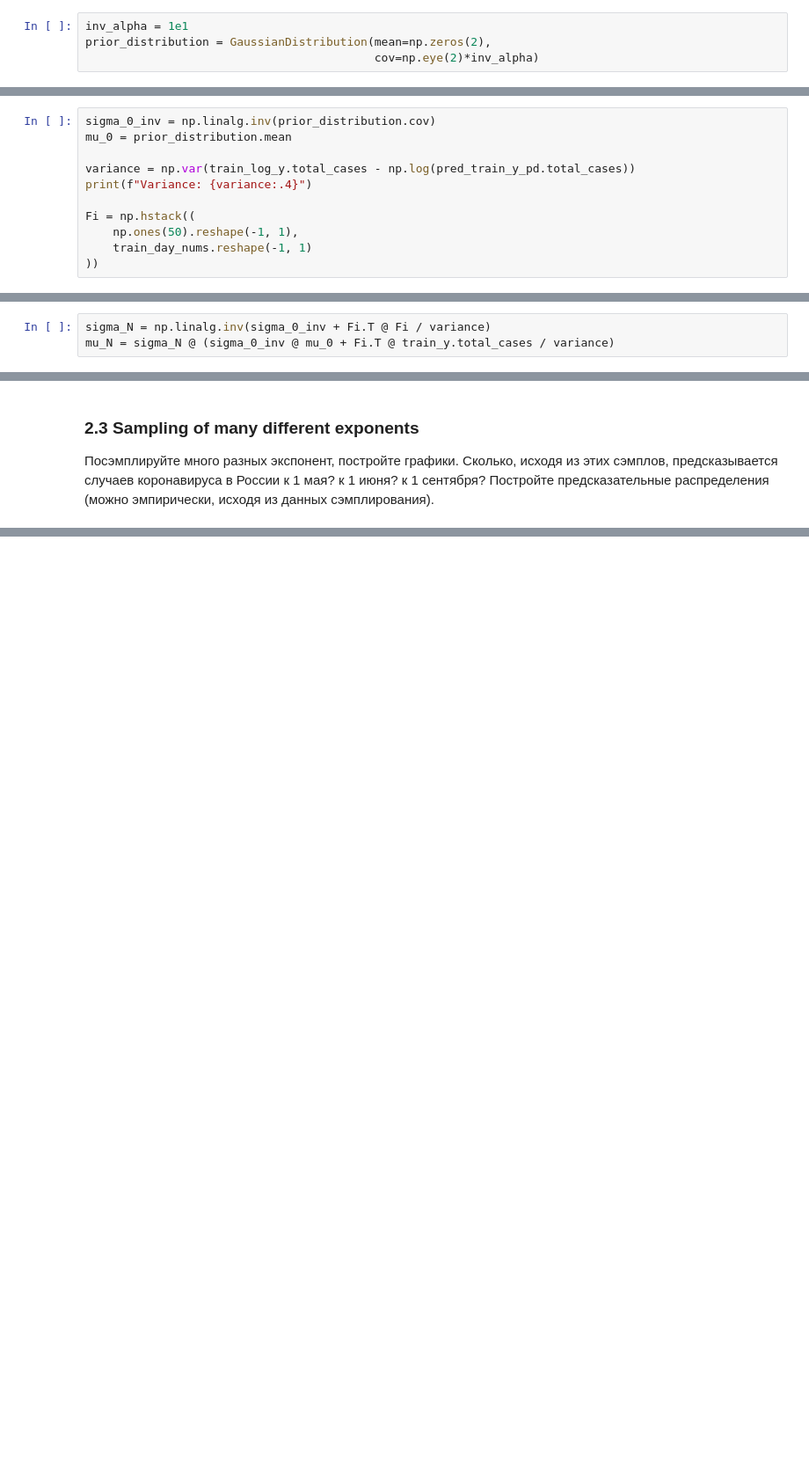
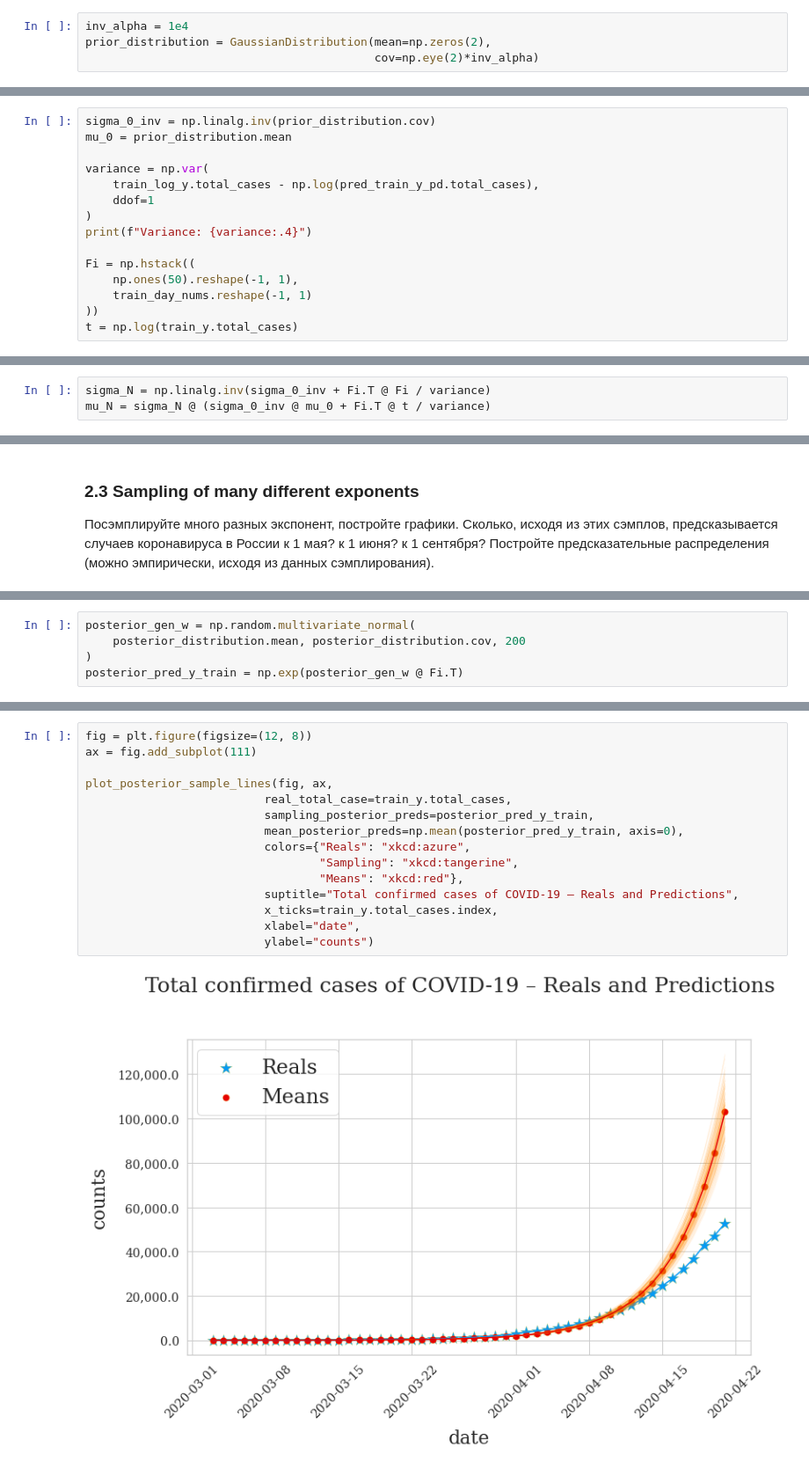
Before and after one commit to ShamilNur/advanced-ml-made-2022, a Jupyter notebook: HW_01_Advanced_ML_2022_Shamil_Nurkaev.ipynb, the cells around one changed output, grey strips where cells are left out. Shown: that part at 88% size. Cells and saved outputs as stored; diff of their text form; blank space fills up the shorter version.

```diff
--- a/HW_01_Advanced_ML_2022_Shamil_Nurkaev.ipynb
+++ b/HW_01_Advanced_ML_2022_Shamil_Nurkaev.ipynb
@@ -274,7 +269,7 @@ class GaussianDistribution:
 # %% [markdown]
 В качестве априорного выберем нормальное с нулевым средним и диаогональной ковариационной матрицей
 # %%
-inv_alpha = 1e1
+inv_alpha = 1e4
 prior_distribution = GaussianDistribution(mean=np.zeros(2),
                                           cov=np.eye(2)*inv_alpha)
 # %%
@@ -291,11 +288,15 @@ Gaussian:
 sigma_0_inv = np.linalg.inv(prior_distribution.cov)
 mu_0 = prior_distribution.mean
 
-variance = np.var(train_log_y.total_cases - np.log(pred_train_y_pd.total_cases))
+variance = np.var(
+    train_log_y.total_cases - np.log(pred_train_y_pd.total_cases),
+    ddof=1
+)
 print(f"Variance: {variance:.4}")
 
 Fi = np.hstack((
     np.ones(50).reshape(-1, 1),
     train_day_nums.reshape(-1, 1)
 ))
+t = np.log(train_y.total_cases)
 # %% [output]
@@ -303,6 +304,6 @@ Variance: 0.1228
 # %%
 sigma_N = np.linalg.inv(sigma_0_inv + Fi.T @ Fi / variance)
-mu_N = sigma_N @ (sigma_0_inv @ mu_0 + Fi.T @ train_y.total_cases / variance)
+mu_N = sigma_N @ (sigma_0_inv @ mu_0 + Fi.T @ t / variance)
 # %%
 posterior_distribution = GaussianDistribution(mean=mu_N,
                                               cov=sigma_N)
@@ -336,0 +322,5 @@ posterior_distribution.cov)
+# %%
+posterior_gen_w = np.random.multivariate_normal(
+    posterior_distribution.mean, posterior_distribution.cov, 200
+)
+posterior_pred_y_train = np.exp(posterior_gen_w @ Fi.T)
@@ -336,0 +373,17 @@ posterior_distribution.cov)
+# %%
+fig = plt.figure(figsize=(12, 8))
+ax = fig.add_subplot(111)
+
+plot_posterior_sample_lines(fig, ax,
+                          real_total_case=train_y.total_cases,
+                          sampling_posterior_preds=posterior_pred_y_train,
+                          mean_posterior_preds=np.mean(posterior_pred_y_train, axis=0),
+                          colors={"Reals": "xkcd:azure",
+                                  "Sampling": "xkcd:tangerine",
+                                  "Means": "xkcd:red"},
+                          suptitle="Total confirmed cases of COVID-19 – Reals and Predictions",
+                          x_ticks=train_y.total_cases.index,
+                          xlabel="date",
+                          ylabel="counts")
+# %% [output]
+[figure, added]
```
Also changed, not shown: parts of 28 cells of this notebook.
